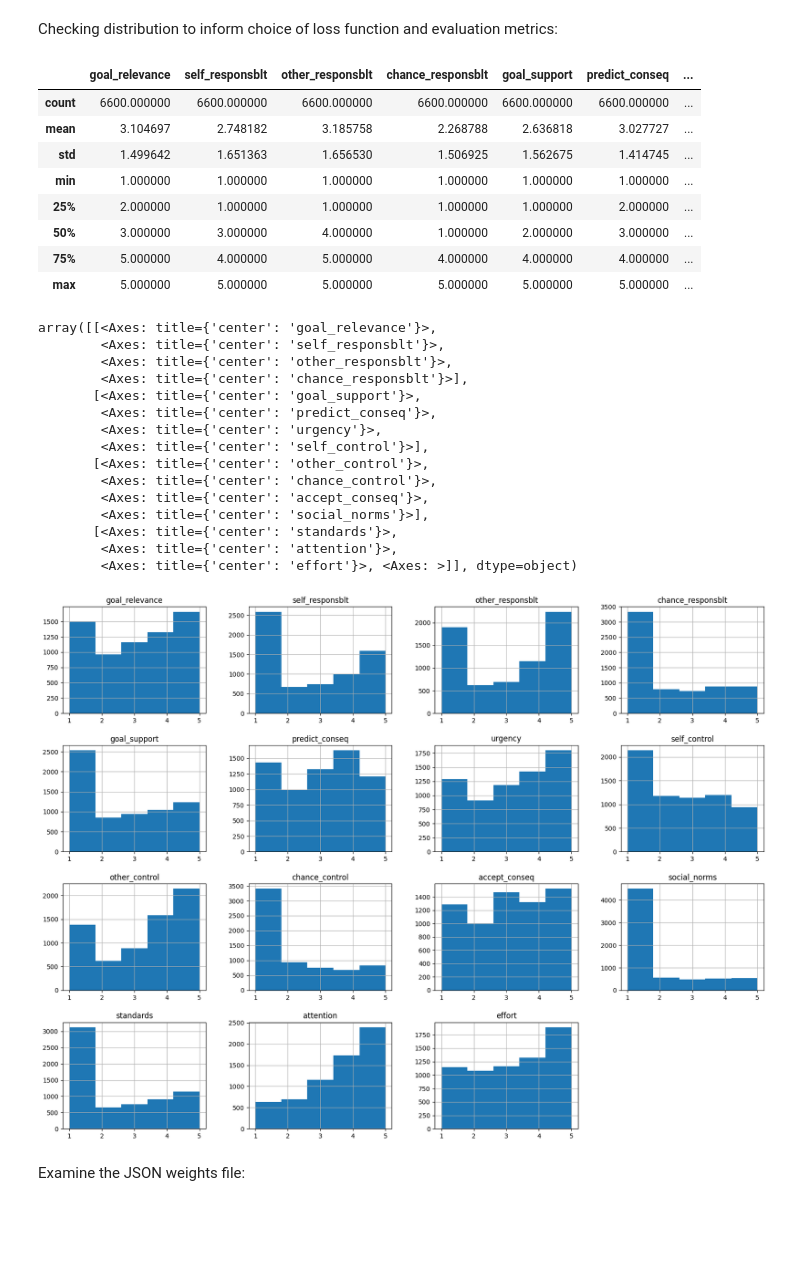
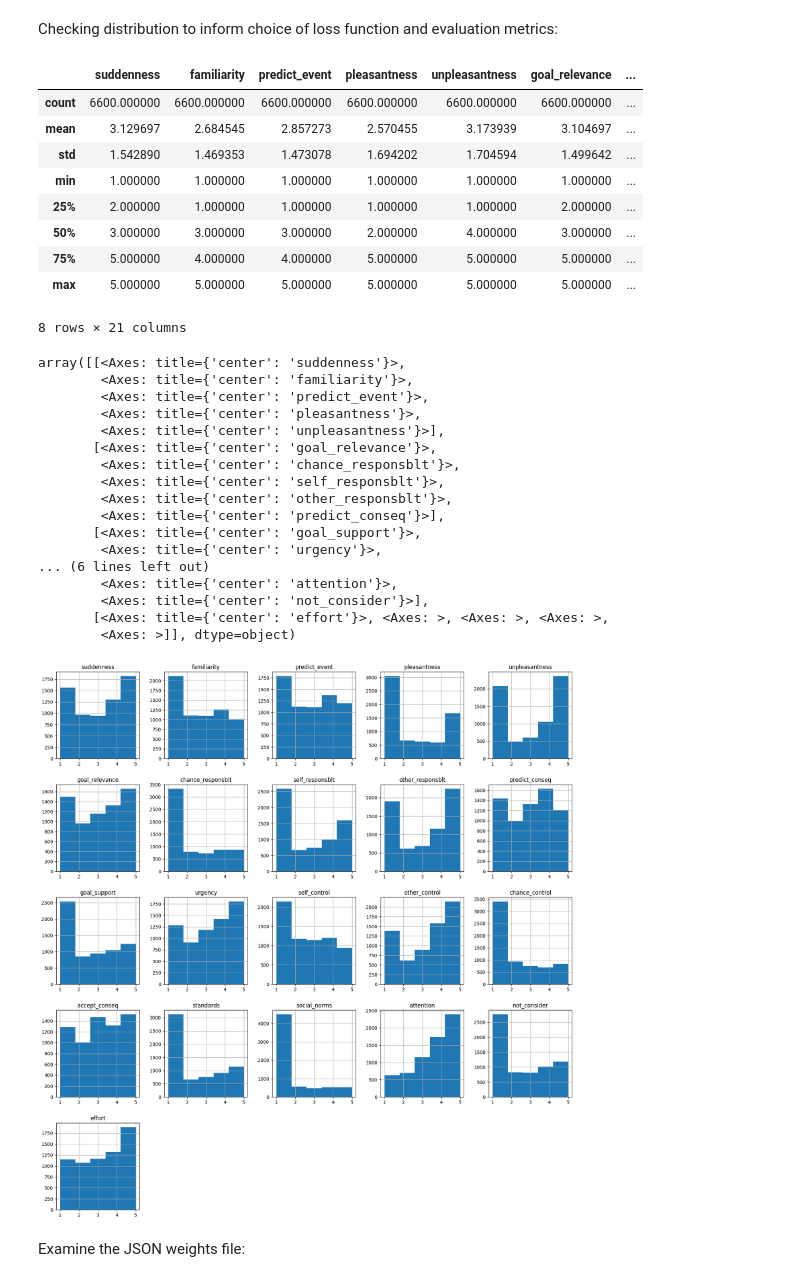
Before and after one commit to sooyeon-l/nlp-appraisal, a Jupyter notebook: notebooks/01_eda.ipynb, the cells around one changed output. Saved outputs shown, nothing was run; the diff lists cells and outputs as text; code cells hidden in the pictures; blank space fills up the shorter version.

```diff
--- a/notebooks/01_eda.ipynb
+++ b/notebooks/01_eda.ipynb
@@ -4,12 +4,21 @@ drive.mount('/content/drive')
 # %% [output]
 Drive already mounted at /content/drive; to attempt to forcibly remount, call drive.mount("/content/drive", force_remount=True).
 # %%
-BASE_PATH = '/content/drive/MyDrive/Colab_Notebooks/crowd-enVent'
+from pathlib import Path
+import sys
+import importlib
+
+INPUTS_ROOT = Path('/content/drive/MyDrive/Colab_Notebooks/crowd-enVent')
+PROJECT_ROOT = Path('/content/drive/MyDrive/2026-1/NLP/appraisal/nlp-appraisal/')
+OUTPUTS_PATH = PROJECT_ROOT / 'data'
+
+if str(PROJECT_ROOT)  not in sys.path:
+    sys.path.insert(0, str(PROJECT_ROOT))
 # %% [markdown]
 Generators wrote the texts and labeled their own appraisals. We look at this file first:
 # %%
 import pandas as pd
-gen_df = pd.read_csv(BASE_PATH + '/corpus/crowd-enVent_generation.tsv', sep='\t')
+gen_df = pd.read_csv(INPUTS_ROOT / 'corpus/crowd-enVent_generation.tsv', sep='\t')
 # %%
 gen_df.describe()
 gen_df.info()
@@ -34,42 +43,40 @@ memory usage: 3.1+ MB
 # %% [markdown]
 Checking distribution to inform choice of loss function and evaluation metrics:
 # %%
-target_dims = [
-    'goal_relevance', 'self_responsblt', 'other_responsblt', 'chance_responsblt',
-    'goal_support', 'predict_conseq', 'urgency', 'self_control', 'other_control',
-    'chance_control', 'accept_conseq', 'social_norms', 'standards', 'attention', 'effort'
-]
-
-gen_df[target_dims].describe()
+import src.config as config
+gen_df[config.TARGET_DIMS].describe()
 # %% [output]
-|  | goal_relevance | self_responsblt | other_responsblt | chance_responsblt | goal_support | predict_conseq | ... |
+|  | suddenness | familiarity | predict_event | pleasantness | unpleasantness | goal_relevance | ... |
 | count | 6600.000000 | 6600.000000 | 6600.000000 | 6600.000000 | 6600.000000 | 6600.000000 | ... |
-| mean | 3.104697 | 2.748182 | 3.185758 | 2.268788 | 2.636818 | 3.027727 | ... |
-| std | 1.499642 | 1.651363 | 1.656530 | 1.506925 | 1.562675 | 1.414745 | ... |
+| mean | 3.129697 | 2.684545 | 2.857273 | 2.570455 | 3.173939 | 3.104697 | ... |
+| std | 1.542890 | 1.469353 | 1.473078 | 1.694202 | 1.704594 | 1.499642 | ... |
 | min | 1.000000 | 1.000000 | 1.000000 | 1.000000 | 1.000000 | 1.000000 | ... |
 | 25% | 2.000000 | 1.000000 | 1.000000 | 1.000000 | 1.000000 | 2.000000 | ... |
-| 50% | 3.000000 | 3.000000 | 4.000000 | 1.000000 | 2.000000 | 3.000000 | ... |
-| 75% | 5.000000 | 4.000000 | 5.000000 | 4.000000 | 4.000000 | 4.000000 | ... |
+| 50% | 3.000000 | 3.000000 | 3.000000 | 2.000000 | 4.000000 | 3.000000 | ... |
+| 75% | 5.000000 | 4.000000 | 4.000000 | 5.000000 | 5.000000 | 5.000000 | ... |
 | max | 5.000000 | 5.000000 | 5.000000 | 5.000000 | 5.000000 | 5.000000 | ... |
+8 rows × 21 columns
 # %%
-gen_df[target_dims].hist(figsize=(20, 15), bins=5)
+gen_df[config.TARGET_DIMS].hist(figsize=(20, 21), bins=5)
 # %% [output]
-array([[<Axes: title={'center': 'goal_relevance'}>,
+array([[<Axes: title={'center': 'suddenness'}>,
+        <Axes: title={'center': 'familiarity'}>,
+        <Axes: title={'center': 'predict_event'}>,
+        <Axes: title={'center': 'pleasantness'}>,
+        <Axes: title={'center': 'unpleasantness'}>],
+       [<Axes: title={'center': 'goal_relevance'}>,
+        <Axes: title={'center': 'chance_responsblt'}>,
         <Axes: title={'center': 'self_responsblt'}>,
         <Axes: title={'center': 'other_responsblt'}>,
-        <Axes: title={'center': 'chance_responsblt'}>],
+        <Axes: title={'center': 'predict_conseq'}>],
        [<Axes: title={'center': 'goal_support'}>,
-        <Axes: title={'center': 'predict_conseq'}>,
         <Axes: title={'center': 'urgency'}>,
-        <Axes: title={'center': 'self_control'}>],
-       [<Axes: title={'center': 'other_control'}>,
-        <Axes: title={'center': 'chance_control'}>,
-        <Axes: title={'center': 'accept_conseq'}>,
-        <Axes: title={'center': 'social_norms'}>],
-       [<Axes: title={'center': 'standards'}>,
+... (6 lines left out)
         <Axes: title={'center': 'attention'}>,
-        <Axes: title={'center': 'effort'}>, <Axes: >]], dtype=object)
+        <Axes: title={'center': 'not_consider'}>],
+       [<Axes: title={'center': 'effort'}>, <Axes: >, <Axes: >, <Axes: >,
+        <Axes: >]], dtype=object)
-[figure, old version]
+[figure, new version]
 # %% [markdown]
 Examine the JSON weights file:
 # %%
```
Also changed, not shown: parts of 4 cells of this notebook, 19 other files.
